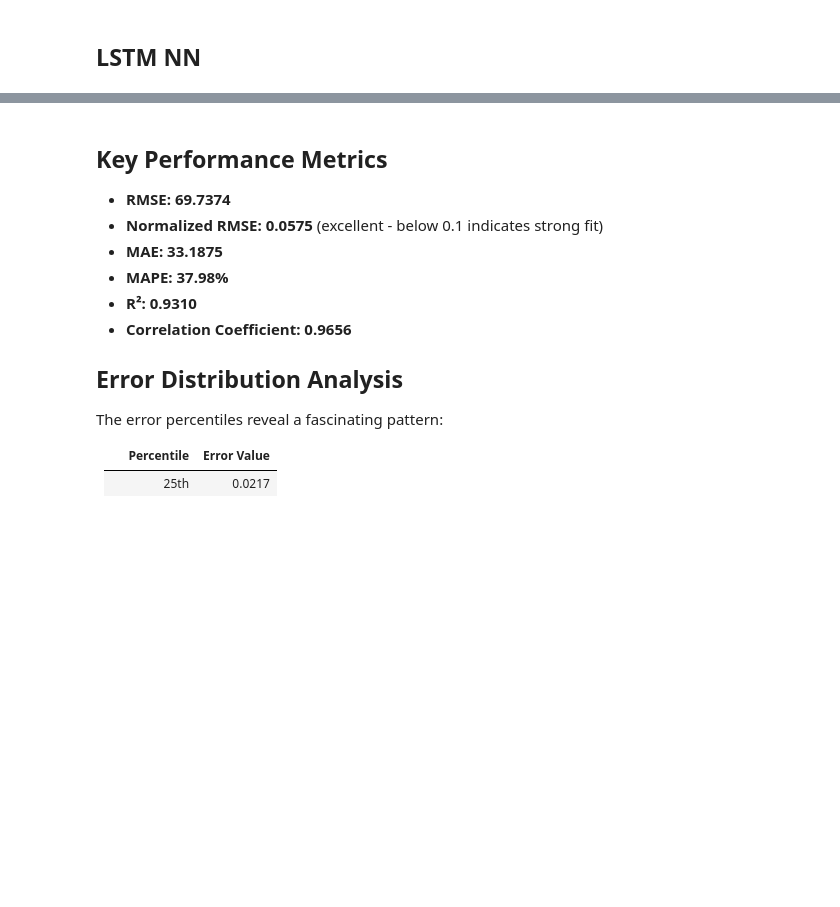
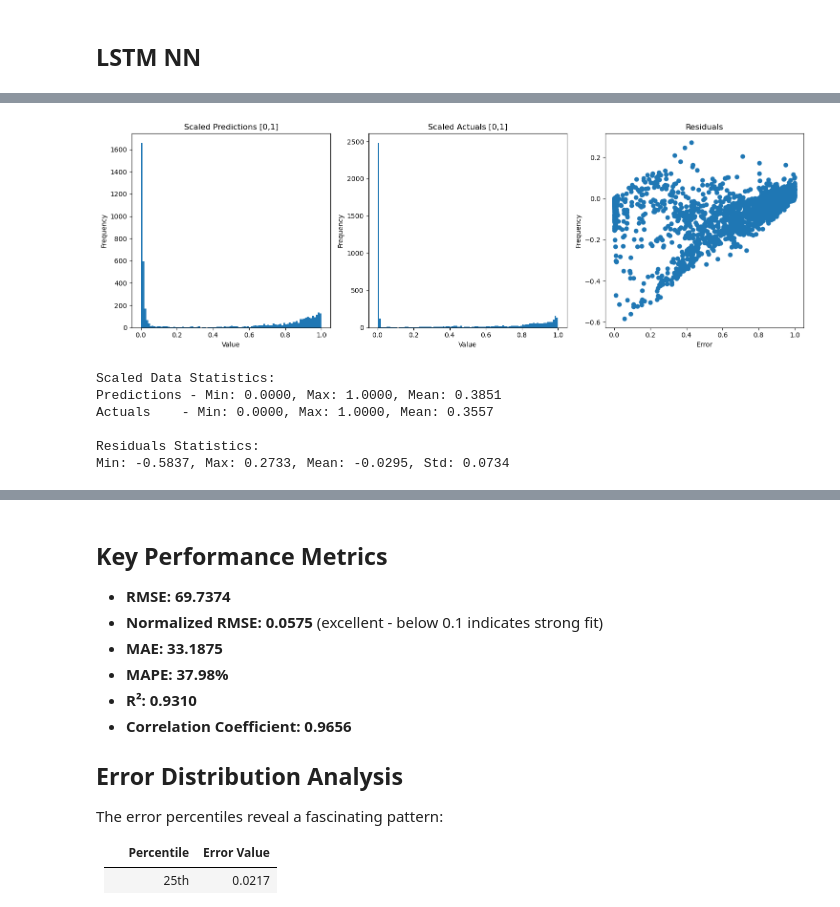
Before and after one commit to itxtx/solar_prediction, a Jupyter notebook: solar_data_notebook.ipynb, the cells around one changed output, grey strips where cells are left out. Drawn from its saved outputs; the diff is of its cells as text; code cells hidden in the pictures; blank space fills up the shorter version.

```diff
--- a/solar_data_notebook.ipynb
+++ b/solar_data_notebook.ipynb
@@ -331,3 +448,52 @@ fig_eval = pu.create_evaluation_dashboard(
+# %%
+# Scale both predictions and actuals to [0,1] range
+model_predictions_scaled = (model_predictions_std_log_np - model_predictions_std_log_np.min()) / (model_predictions_std_log_np.max() - model_predictions_std_log_np.min())
+actuals_scaled = (actuals_std_log_np - actuals_std_log_np.min()) / (actuals_std_log_np.max() - actuals_std_log_np.min())
+
+# Calculate residuals
+residuals = actuals_scaled - model_predictions_scaled
+
+# Plot histograms
+plt.figure(figsize=(15, 5))
+
+# Plot scaled predictions
+plt.subplot(131)
+plt.hist(model_predictions_scaled, bins=100)
+plt.title('Scaled Predictions [0,1]')
+plt.xlabel('Value')
+plt.ylabel('Frequency')
+
+# Plot scaled actuals
+plt.subplot(132)
+plt.hist(actuals_scaled, bins=100)
+plt.title('Scaled Actuals [0,1]')
+plt.xlabel('Value')
+plt.ylabel('Frequency')
+
+# Plot residuals
+plt.subplot(133)
+plt.scatter(actuals_scaled, residuals)
+plt.title('Residuals')
+plt.xlabel('Error')
+plt.ylabel('Frequency')
+
+plt.tight_layout()
+plt.show()
+
+# Print some statistics
+print("\nScaled Data Statistics:")
+print(f"Predictions - Min: {model_predictions_scaled.min():.4f}, Max: {model_predictions_scaled.max():.4f}, Mean: {model_predictions_scaled.mean():.4f}")
+print(f"Actuals    - Min: {actuals_scaled.min():.4f}, Max: {actuals_scaled.max():.4f}, Mean: {actuals_scaled.mean():.4f}")
+print(f"\nResiduals Statistics:")
+print(f"Min: {residuals.min():.4f}, Max: {residuals.max():.4f}, Mean: {residuals.mean():.4f}, Std: {residuals.std():.4f}")
+# %% [output]
+[figure, added]
+Scaled Data Statistics:
+Predictions - Min: 0.0000, Max: 1.0000, Mean: 0.3851
+Actuals    - Min: 0.0000, Max: 1.0000, Mean: 0.3557
+
+Residuals Statistics:
+Min: -0.5837, Max: 0.2733, Mean: -0.0295, Std: 0.0734
 # %%
 #plot histogram of y train
 plt.hist(y_train, bins=100)
```
Also changed, not shown: parts of 14 cells of this notebook, 3 other files.
